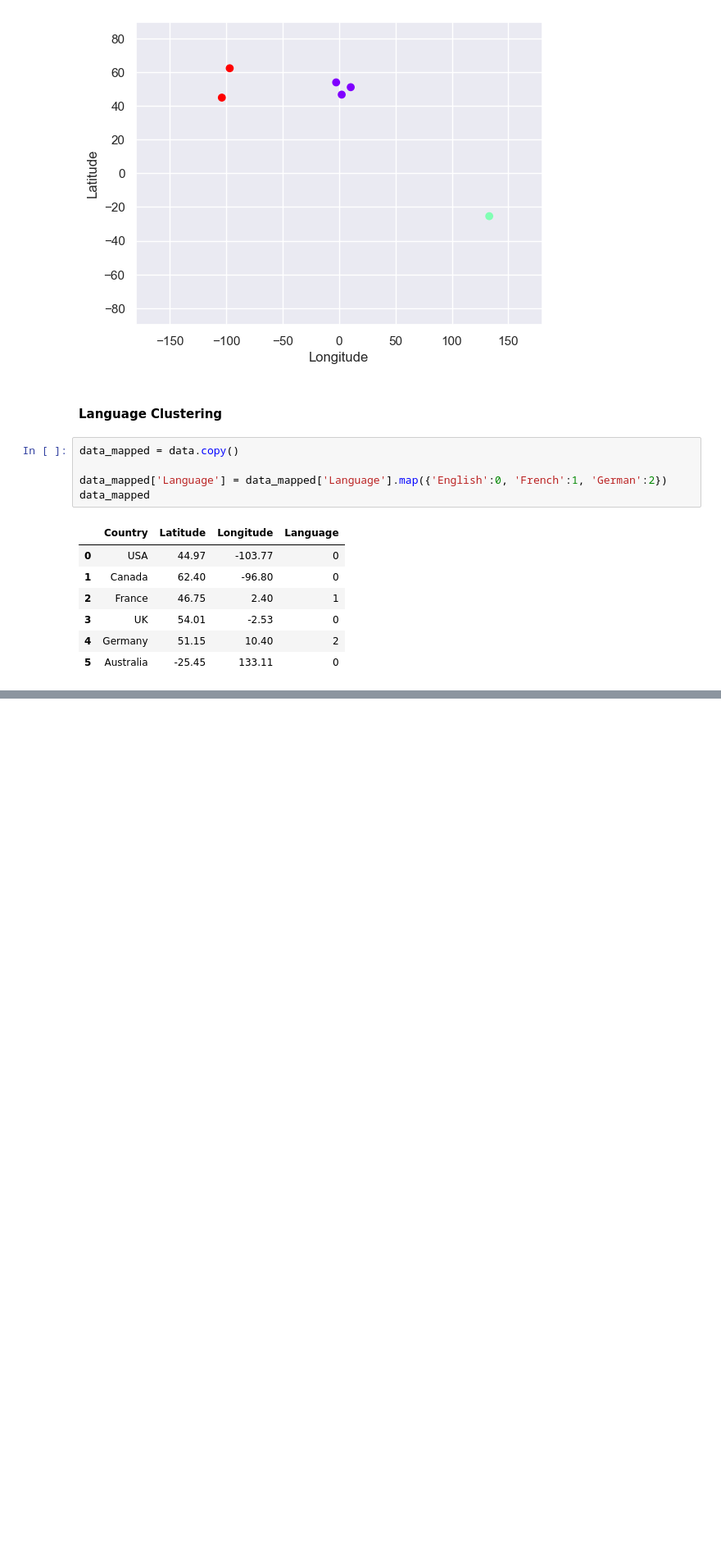
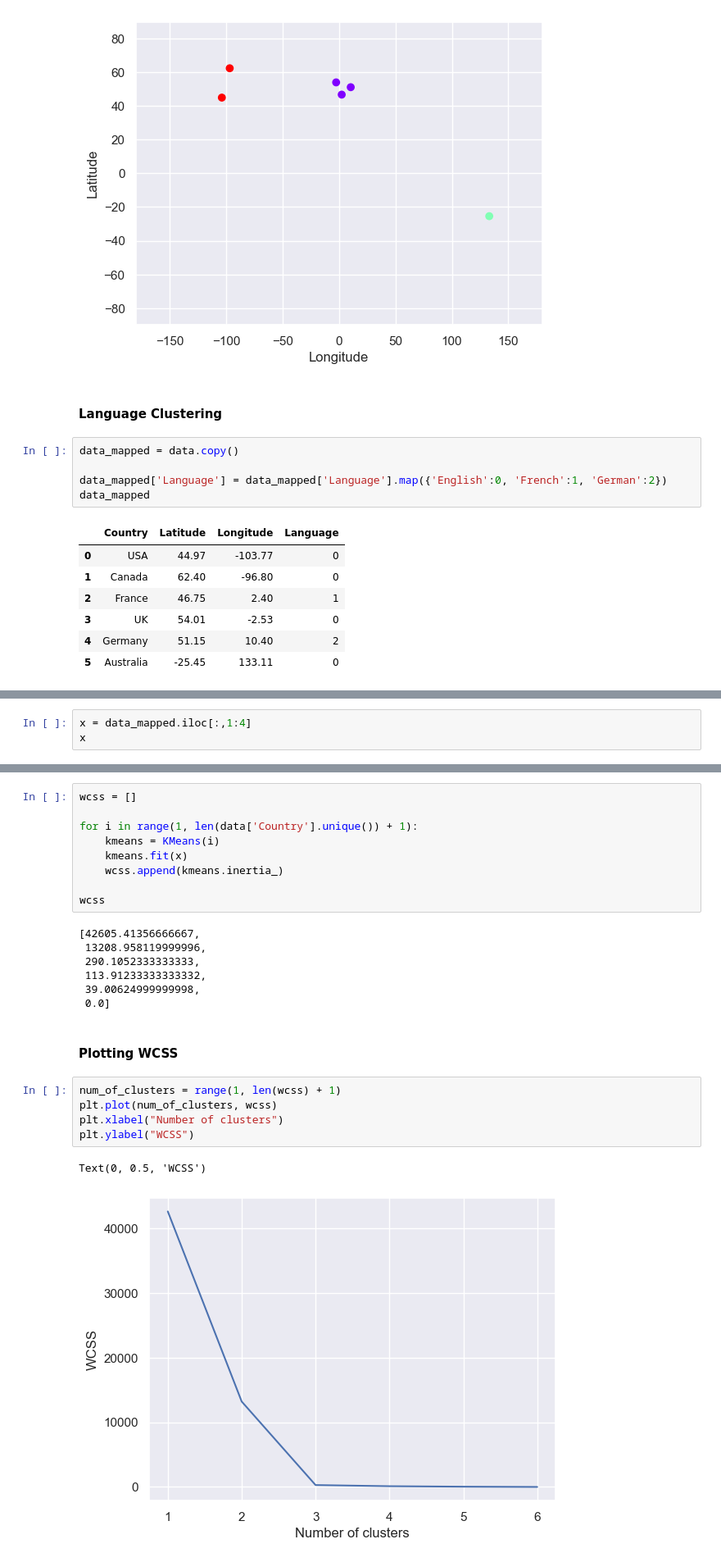
Before and after one commit to ProntoSbinalla/Python, a Jupyter notebook: Cluster Analysis/clusterAnalysisBasics.ipynb, the cells around one changed output, grey strips where cells are left out. Shown: that part at 82% size. Cells and saved outputs as stored; diff of their text form; blank space fills up the shorter version.

```diff
--- a/Cluster Analysis/clusterAnalysisBasics.ipynb
+++ b/Cluster Analysis/clusterAnalysisBasics.ipynb
@@ -125,0 +128,3 @@ Text(0, 0.5, 'Latitude')
+# %%
+x = data_mapped.iloc[:,1:4]
+x
@@ -125,0 +139,26 @@ Text(0, 0.5, 'Latitude')
+# %%
+wcss = []
+
+for i in range(1, len(data['Country'].unique()) + 1):
+    kmeans = KMeans(i)
+    kmeans.fit(x)
+    wcss.append(kmeans.inertia_)
+
+wcss
+# %% [output]
+[42605.41356666667,
+ 13208.958119999996,
+ 290.1052333333333,
+ 113.91233333333332,
+ 39.00624999999998,
+ 0.0]
+# %% [markdown]
+#### Plotting WCSS
+# %%
+num_of_clusters = range(1, len(wcss) + 1)
+plt.plot(num_of_clusters, wcss)
+plt.xlabel("Number of clusters")
+plt.ylabel("WCSS")
+# %% [output]
+Text(0, 0.5, 'WCSS')
+[figure, added]
```
Also changed, not shown: parts of 4 cells of this notebook, 1 other file.
